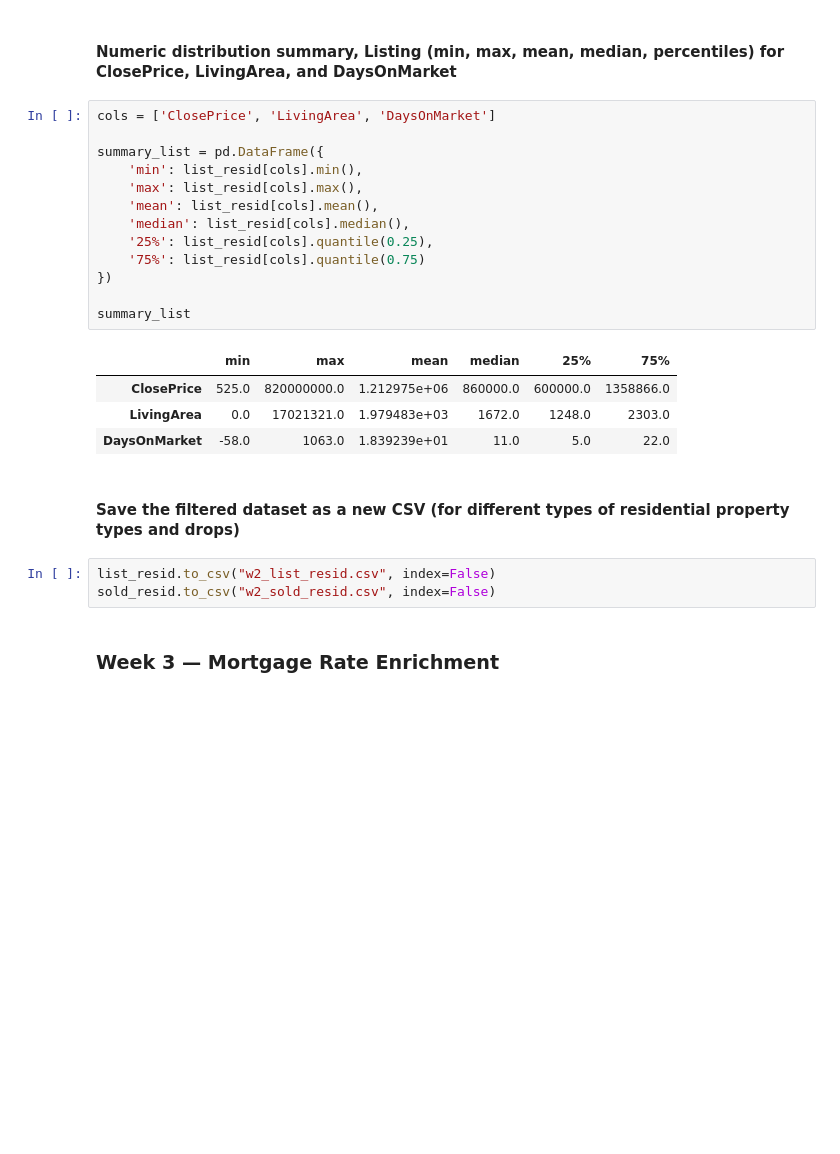
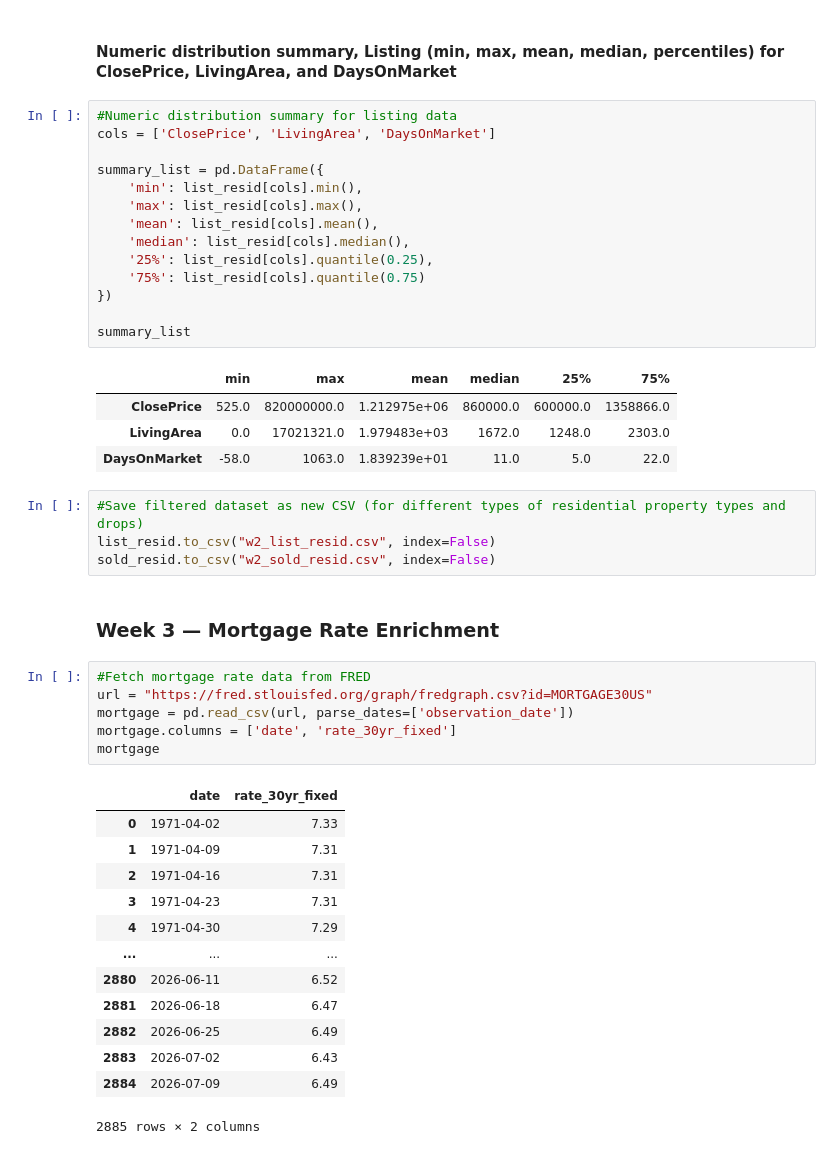
Before and after one commit to yuliLinn/IDX_YuLi, a Jupyter notebook: MLS_project_yuliLinn.ipynb, the cells around one changed output. Cells and saved outputs as stored; diff of their text form; blank space fills up the shorter version.

Commit message:
FRED MORTGAGE30US

```diff
--- a/MLS_project_yuliLinn.ipynb
+++ b/MLS_project_yuliLinn.ipynb
@@ -380,6 +368,7 @@ Index(['OriginalListPrice', 'ListingKey', 'ListAgentEmail', 'CloseDate',
 # %% [markdown]
 #### Numeric distribution summary, Listing (min, max, mean, median, percentiles) for ClosePrice, LivingArea, and DaysOnMarket
 # %%
+#Numeric distribution summary for listing data
 cols = ['ClosePrice', 'LivingArea', 'DaysOnMarket']
 
 summary_list = pd.DataFrame({
@@ -397,10 +386,29 @@ summary_list
 | ClosePrice | 525.0 | 820000000.0 | 1.212975e+06 | 860000.0 | 600000.0 | 1358866.0 |
 | LivingArea | 0.0 | 17021321.0 | 1.979483e+03 | 1672.0 | 1248.0 | 2303.0 |
 | DaysOnMarket | -58.0 | 1063.0 | 1.839239e+01 | 11.0 | 5.0 | 22.0 |
-# %% [markdown]
-#### Save the filtered dataset as a new CSV (for different types of residential property types and drops)
 # %%
+#Save filtered dataset as new CSV (for different types of residential property types and drops)
 list_resid.to_csv("w2_list_resid.csv", index=False)
 sold_resid.to_csv("w2_sold_resid.csv", index=False)
 # %% [markdown]
 ### **Week 3** — Mortgage Rate Enrichment
+# %%
+#Fetch mortgage rate data from FRED
+url = "https://fred.stlouisfed.org/graph/fredgraph.csv?id=MORTGAGE30US"
+mortgage = pd.read_csv(url, parse_dates=['observation_date'])
+mortgage.columns = ['date', 'rate_30yr_fixed']
+mortgage
+# %% [output]
+|  | date | rate_30yr_fixed |
+| 0 | 1971-04-02 | 7.33 |
+| 1 | 1971-04-09 | 7.31 |
+| 2 | 1971-04-16 | 7.31 |
+| 3 | 1971-04-23 | 7.31 |
+| 4 | 1971-04-30 | 7.29 |
+| ... | ... | ... |
+| 2880 | 2026-06-11 | 6.52 |
+| 2881 | 2026-06-18 | 6.47 |
+| 2882 | 2026-06-25 | 6.49 |
+| 2883 | 2026-07-02 | 6.43 |
+| 2884 | 2026-07-09 | 6.49 |
+2885 rows × 2 columns
```
Also changed, not shown: parts of 34 cells of this notebook, 3 other files.
